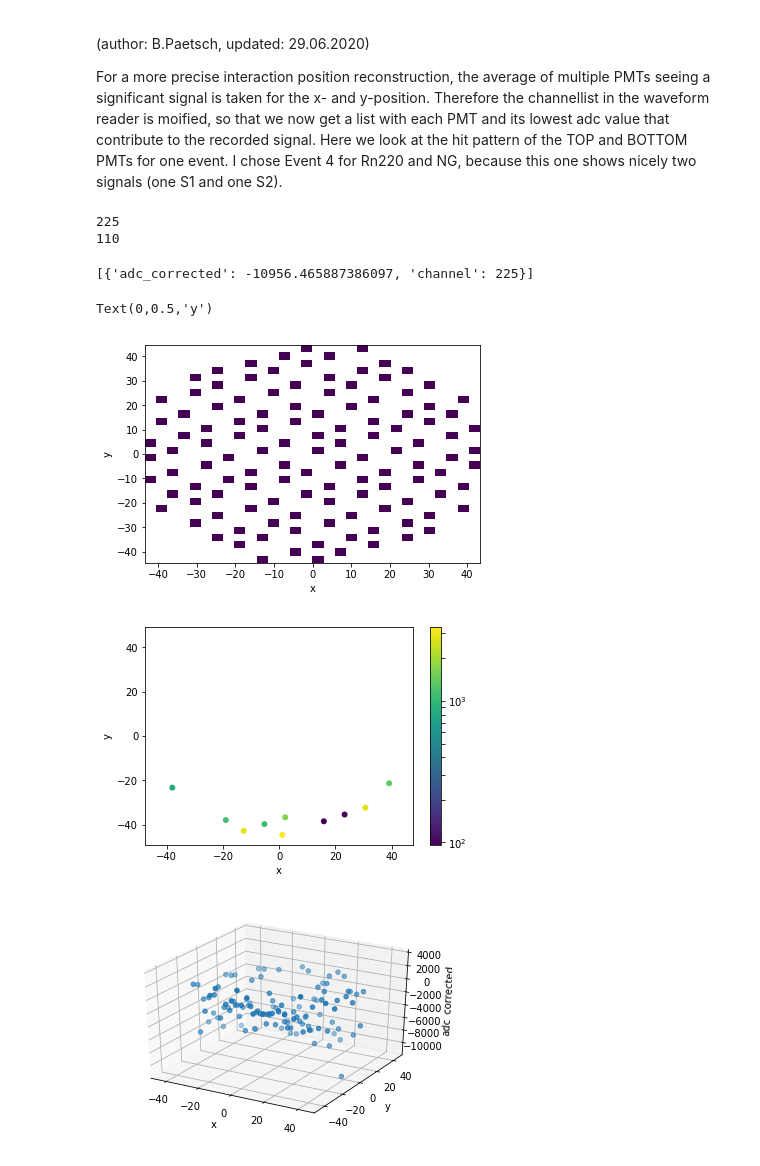
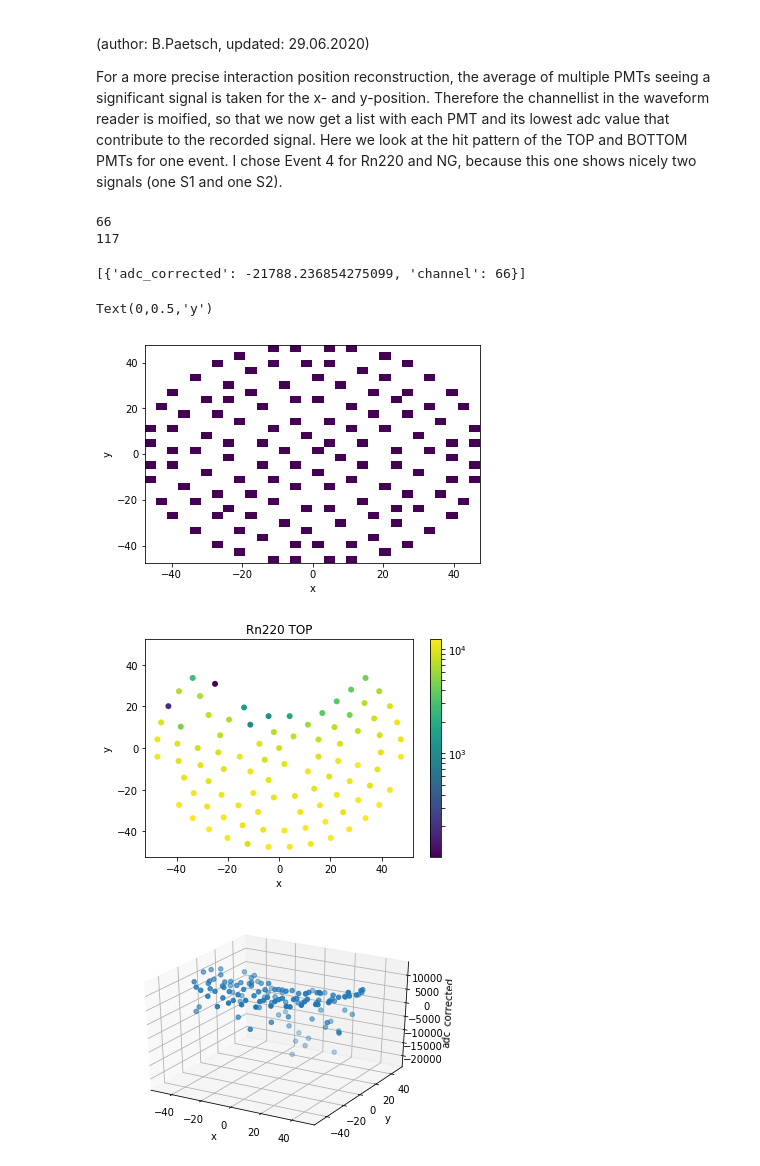
Before and after one commit to wesselrijk/XENON1T_NikhefProject, a Jupyter notebook: DataAnalysis/Hit_pattern-adc_corrected.ipynb, the cells around one changed output. Drawn from its saved outputs; the diff is of its cells as text; code cells hidden in the pictures.

```diff
--- a/DataAnalysis/Hit_pattern-adc_corrected.ipynb
+++ b/DataAnalysis/Hit_pattern-adc_corrected.ipynb
@@ -65,8 +65,8 @@ def Waveform(raw,eventnr):
     #Loop over all pulses in the event
     for p in event.pulses:
         ch = p.channel
-        #if ch in ch_top:  #only top PMTs
-        if ch in ch_bottom:  #only bottom PMTs
+        if ch in ch_top:  #only top PMTs
+        #if ch in ch_bottom:  #only bottom PMTs
             i = np.zeros(n_channels, dtype = int)
             for adc in p.raw_data:
                 if gain[ch]!=0:
@@ -113,16 +113,16 @@ print(len(channellist))
 #print(channellist)
 list(filter(lambda value:value["channel"]==minchannel,channellist))
 # %% [output]
-225
-110
+66
+117
-[{'adc_corrected': -10956.465887386097, 'channel': 225}]
+[{'adc_corrected': -21788.236854275099, 'channel': 66}]
 # %%
 #adc_corrected, x, y, for each PMT for one event
 xhist = []
 yhist = []
 adchist = np.array([])
-#for ch in ch_top:
-for ch in ch_bottom:
+for ch in ch_top:
+#for ch in ch_bottom:
     pmt = eval(config['DEFAULT']['pmts'])
     x = pmt[ch]['position']['x']
     y = pmt[ch]['position']['y']
@@ -141,17 +141,18 @@ ax.set_xlabel("x")
 ax.set_ylabel("y")
 # %% [output]
 Text(0,0.5,'y')
-[figure, old version]
+[figure, new version]
 # %%
 fig, ax = plt.subplots()
 points = plt.scatter(xhist,yhist,c=adchist,norm=mpl.colors.LogNorm(),lw=0)
 plt.colorbar(points)
 ax.set_xlabel("x")
 ax.set_ylabel("y")
-fname = 'Rn_hitpatternBOTTOM_corrected_Event4.png'
+ax.set_title("Rn220 TOP")
+fname = 'Rn_hitpatternTOP_corrected_Event4.png'
 fig.savefig(fname, dpi = (200))
 # %% [output]
-[figure, old version]
+[figure, new version]
 # %%
 #3d plot
 from mpl_toolkits.mplot3d import Axes3D
@@ -163,7 +164,7 @@ ax.set_ylabel('y')
 ax.set_zlabel('adc_corrected')
 
 plt.show()
-fname = 'Rn4BOTTOM_3dScatter.png'
+fname = 'Rn4TOP_3dScatter.png'
 fig.savefig(fname, dpi = (200))
 # %% [output]
-[figure, old version]
+[figure, new version]
```
Also changed, not shown: 5 other files.
